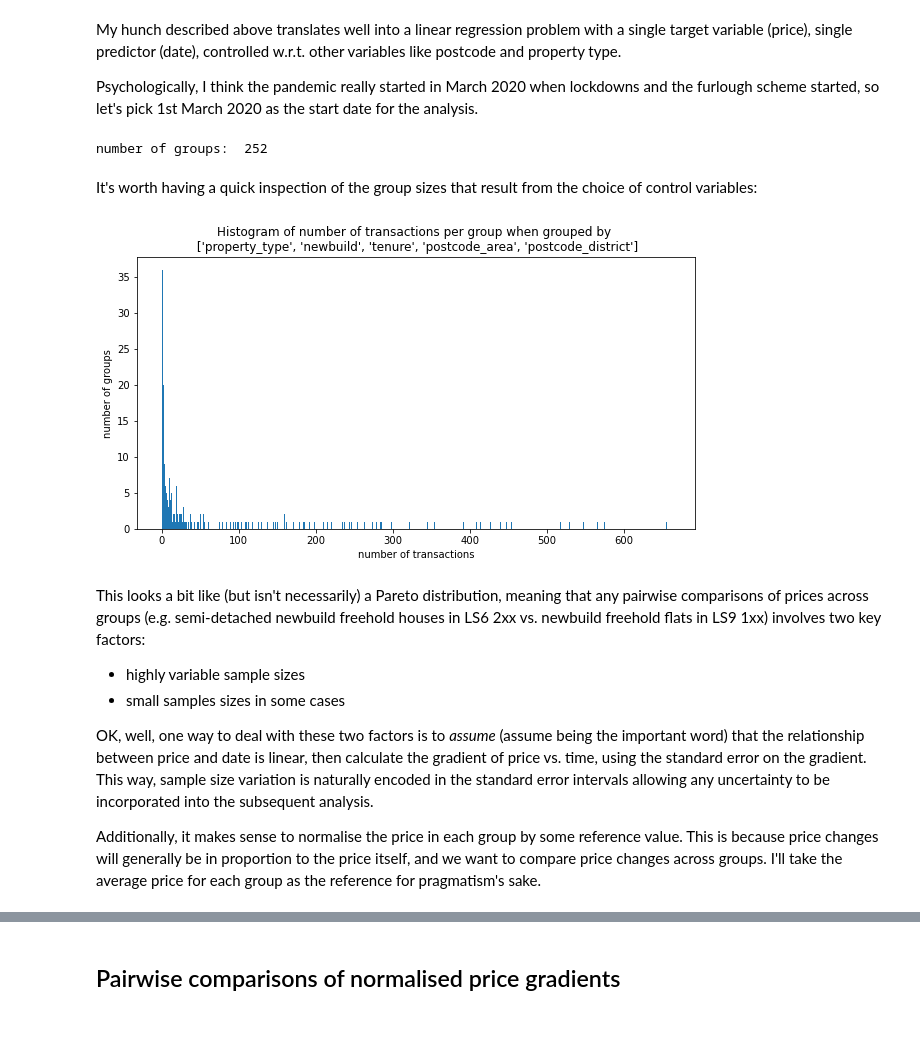
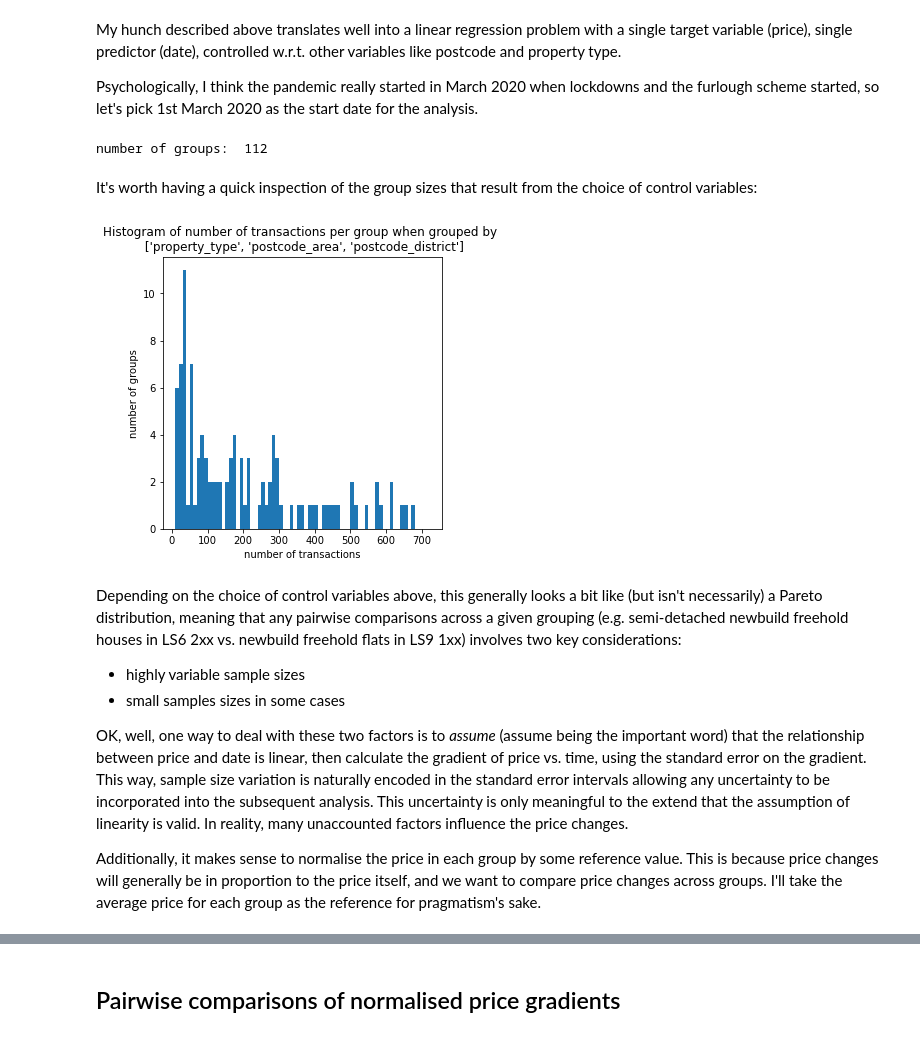
Before and after one commit to teerev/housing, a Jupyter notebook: price_explorer.ipynb, the cells around one changed output, grey strips where cells are left out. Saved outputs shown, nothing was run; the diff lists cells and outputs as text; code cells hidden in the pictures.

Commit message:
finished first draft of price_explorer.ipynb workflow

```diff
--- a/price_explorer.ipynb
+++ b/price_explorer.ipynb
@@ -375,39 +364,42 @@ My hunch described above translates well into a linear regression problem with a
 Psychologically, I think the pandemic really started in March 2020 when lockdowns and the furlough scheme started, so let's pick 1st March 2020 as the start date for the analysis.
 # %%
 # drop transactions before 1st March 2020
-df_ = filter_by(dataframe=df, min_date='01-03-2020')['dataframe']
+start_date = datetime(2020, 3, 1)
+
+df_ = filter_by(dataframe=df, min_date=start_date.strftime('%d-%m-%Y'))['dataframe']
 
 # convert date column to number of days since 1st March 2020 for linear regression
-df_['days'] = df_['date'].apply(lambda x: (x - datetime(2020, 1, 3)).days)
+df_['days'] = df_['date'].apply(lambda x: (x - start_date).days)
 
 # decide on the control variables used to stratify the dataframe into smaller dataframes
-control_variables = ['property_type', 'newbuild', 'tenure', 'postcode_area', 'postcode_district']#, 'postcode_sector']
+control_variables = ['property_type', 'postcode_area', 'postcode_district']
 
 # store the resultant stratified dataframes as a list
 groups = list(df_.groupby(control_variables)[['price', 'date']])
 
 print('number of groups: ', len(groups))
 # %% [output]
-number of groups:  252
+number of groups:  112
 # %% [markdown]
 It's worth having a quick inspection of the group sizes that result from the choice of control variables:
 # %%
 # number of transactions in each group
 group_sizes = [len(group[1]) for group in groups]
 
-plt.rcParams["figure.figsize"]=(10,5)
+plt.rcParams["figure.figsize"]=(5,5)
 plt.title(f'Histogram of number of transactions per group when grouped by \n {control_variables}')
 plt.xlabel('number of transactions')
 plt.ylabel('number of groups')
-plt.hist(group_sizes, bins=np.arange(1, max(group_sizes), 1));
+#plt.yscale('log')
+plt.hist(group_sizes, bins=np.arange(10, max(group_sizes), 10));
 # %% [output]
-[figure, old version]
+[figure, new version]
 # %% [markdown]
-This looks a bit like (but isn't necessarily) a Pareto distribution, meaning that any pairwise comparisons of prices across groups (e.g. semi-detached newbuild freehold houses in LS6 2xx  vs. newbuild freehold flats in LS9 1xx) involves two key factors:
+Depending on the choice of control variables above, this generally looks a bit like (but isn't necessarily) a Pareto distribution, meaning that any pairwise comparisons across a given grouping (e.g. semi-detached newbuild freehold houses in LS6 2xx  vs. newbuild freehold flats in LS9 1xx) involves two key considerations:
 - highly variable sample sizes
 - small samples sizes in some cases
 
-OK, well, one way to deal with these two factors is to *assume* (assume being the important word) that the relationship between price and date is linear, then calculate the gradient of price vs. time, using the standard error on the gradient. This way, sample size variation is naturally encoded in the standard error intervals allowing any uncertainty to be incorporated into the subsequent analysis.
+OK, well, one way to deal with these two factors is to *assume* (assume being the important word) that the relationship between price and date is linear, then calculate the gradient of price vs. time, using the standard error on the gradient. This way, sample size variation is naturally encoded in the standard error intervals allowing any uncertainty to be incorporated into the subsequent analysis. This uncertainty is only meaningful to the extend that the assumption of linearity is valid. In reality, many unaccounted factors influence the price changes.
 
 Additionally, it makes sense to normalise the price in each group by some reference value. This is because price changes will generally be in proportion to the price itself, and we want to compare price changes across groups. I'll take the average price for each group as the reference for pragmatism's sake.
 # %%
```
Also changed, not shown: parts of 9 cells of this notebook.
